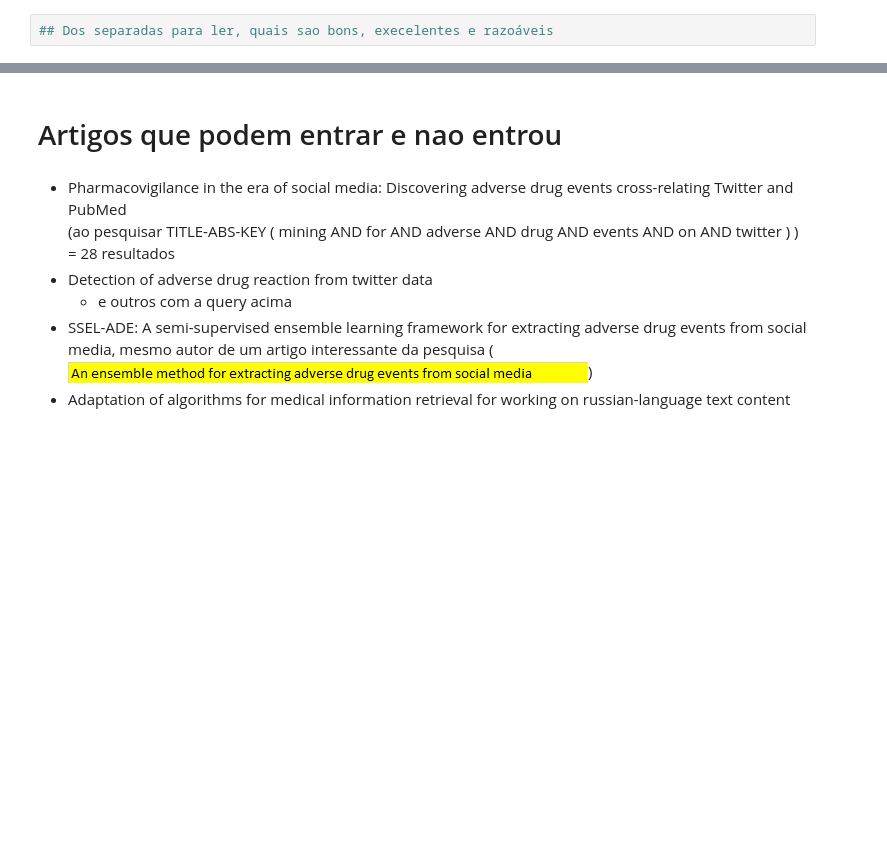
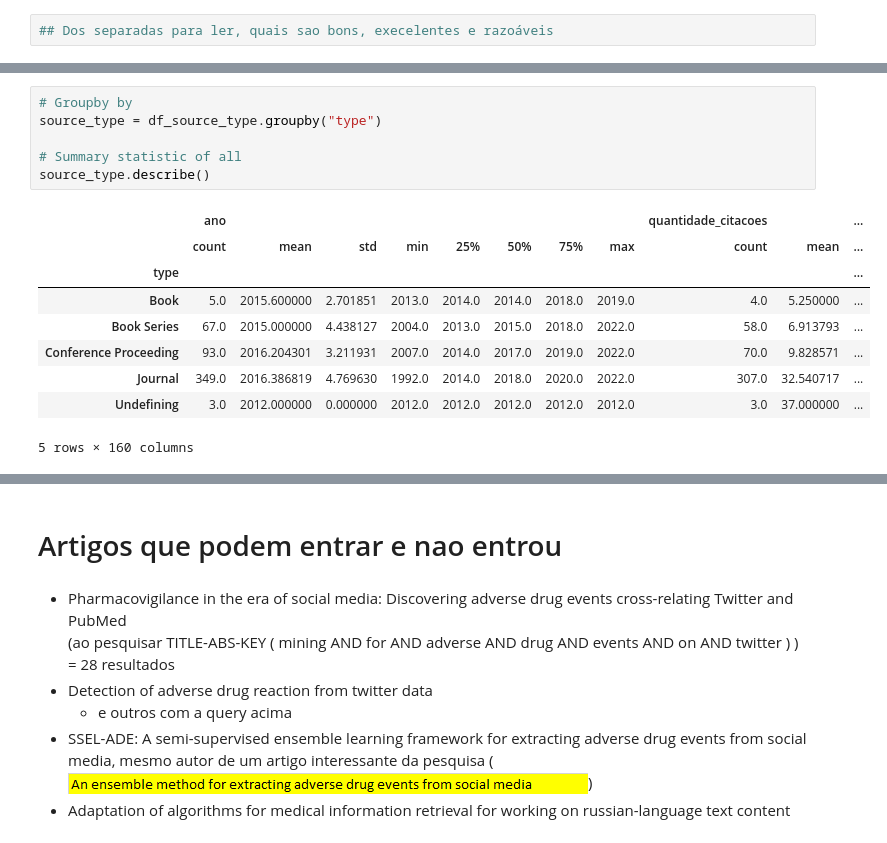
Before and after one commit to LuizPerciliano/Evento-Adverso-com-Metamap-e-Twitter-com-Portugues-Brasil, a Jupyter notebook: apps/app-Dissertacao/notebook/CEFET-Dissertação-Mat-CIC1229-Analises.ipynb, the cells around one changed output, grey strips where cells are left out. Cells and saved outputs as stored; diff of their text form; blank space fills up the shorter version.

```diff
--- a/apps/app-Dissertacao/notebook/CEFET-Dissertação-Mat-CIC1229-Analises.ipynb
+++ b/apps/app-Dissertacao/notebook/CEFET-Dissertação-Mat-CIC1229-Analises.ipynb
@@ -294,0 +331,16 @@ plt.show()
+# %%
+# Groupby by
+source_type = df_source_type.groupby("type")
+
+# Summary statistic of all
+source_type.describe()
+# %% [output]
+|  | ano |  |  |  |  |  |  |  | quantidade_citacoes |  | ... |
+|  | count | mean | std | min | 25% | 50% | 75% | max | count | mean | ... |
+| type |  |  |  |  |  |  |  |  |  |  | ... |
+| Book | 5.0 | 2015.600000 | 2.701851 | 2013.0 | 2014.0 | 2014.0 | 2018.0 | 2019.0 | 4.0 | 5.250000 | ... |
+| Book Series | 67.0 | 2015.000000 | 4.438127 | 2004.0 | 2013.0 | 2015.0 | 2018.0 | 2022.0 | 58.0 | 6.913793 | ... |
+| Conference Proceeding | 93.0 | 2016.204301 | 3.211931 | 2007.0 | 2014.0 | 2017.0 | 2019.0 | 2022.0 | 70.0 | 9.828571 | ... |
+| Journal | 349.0 | 2016.386819 | 4.769630 | 1992.0 | 2014.0 | 2018.0 | 2020.0 | 2022.0 | 307.0 | 32.540717 | ... |
+| Undefining | 3.0 | 2012.000000 | 0.000000 | 2012.0 | 2012.0 | 2012.0 | 2012.0 | 2012.0 | 3.0 | 37.000000 | ... |
+5 rows × 160 columns
```
Also changed, not shown: parts of 17 cells of this notebook, 8 other files.
